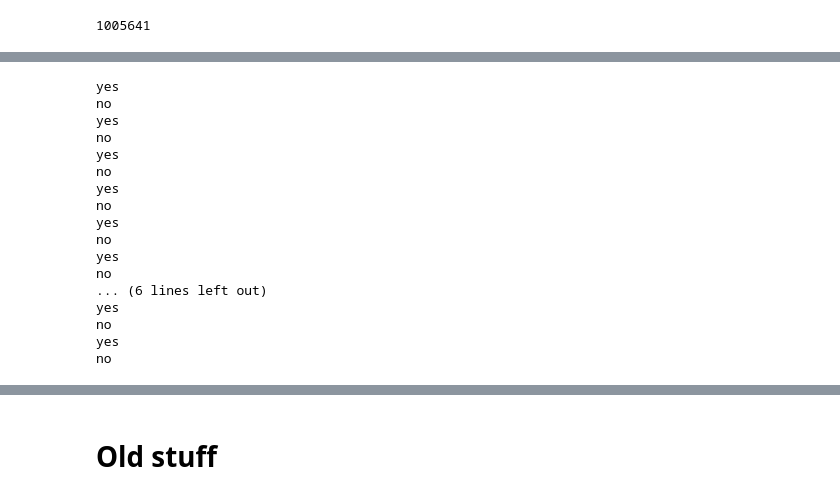
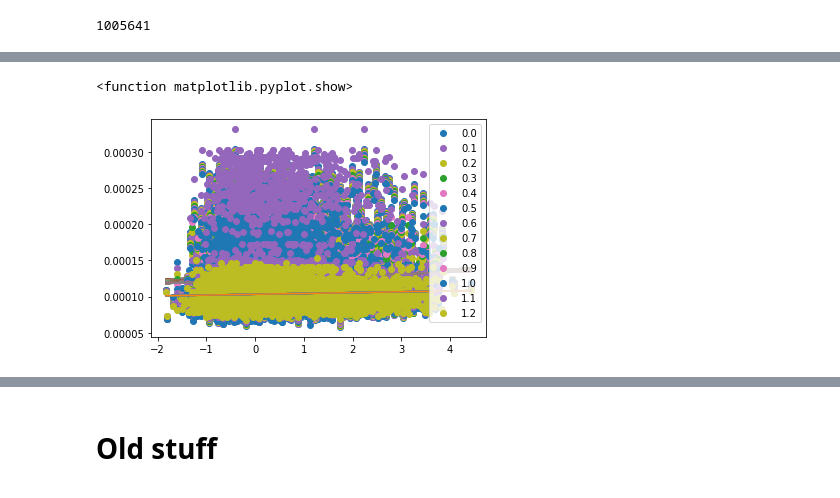
Before and after one commit to abhilasha-kumar/modeling-lexical-retrieval, a Jupyter notebook: LexicalRetrieval.ipynb, the cells around one changed output, grey strips where cells are left out. Cells and saved outputs as stored; diff of their text form; code cells hidden in the pictures.

Commit message:
linear regressions table/plot for RT vs. response likelihood

```diff
--- a/LexicalRetrieval.ipynb
+++ b/LexicalRetrieval.ipynb
@@ -1489,13 +1486,13 @@ grps = d.groupby(['theta', 'modelType'])
 # %%
 respLLdf = pd.read_csv("/content/drive/My Drive/LexicalRetrieval-2021/ResponseLogLikelihoods.csv")
 # %%
-#respLLdf.drop(columns='Unnamed: 0', inplace=True)
-#respLLdf.rename(columns = {'resp':'Resp', 'prime': 'ActualPrime'}, inplace=True)
-# rtdata['ActualPrime'] = np.where(rtdata['PrimeCondition'] == 'P', rtdata['Phonological'],
-#                                       np.where(rtdata['PrimeCondition'] == 'B', rtdata['Both'],
-#                                                np.where(rtdata['PrimeCondition'] == 'R', rtdata['Semantic'],rtdata['Neither'])))
-# rtdata['prompt'] = rtdata['prompt'].str.replace('\t',' ')
-# rtdata['prompt'] = rtdata['prompt'].str.strip()
+respLLdf.drop(columns='Unnamed: 0', inplace=True)
+respLLdf.rename(columns = {'resp':'Resp', 'prime': 'ActualPrime'}, inplace=True)
+rtdata['ActualPrime'] = np.where(rtdata['PrimeCondition'] == 'P', rtdata['Phonological'],
+                                      np.where(rtdata['PrimeCondition'] == 'B', rtdata['Both'],
+                                               np.where(rtdata['PrimeCondition'] == 'R', rtdata['Semantic'],rtdata['Neither'])))
+rtdata['prompt'] = rtdata['prompt'].str.replace('\t',' ')
+rtdata['prompt'] = rtdata['prompt'].str.strip()
 RTactmerge = rtdata.merge(respLLdf[['prompt', 'ActualPrime', 'Resp','theta', 'likelihood']], how='left', on=['prompt', 'ActualPrime', 'Resp'])
 # %%
 RTactmerge
@@ -1542,0 +1524,3 @@ grps.get_group((0.0, 'add'))
+# %%
+RTactmerge.drop_duplicates(inplace = True)
+len(RTactmerge)
@@ -1542,0 +1529,2 @@ grps.get_group((0.0, 'add'))
+# %%
+byT = RTactmerge[['theta', 'prompt', 'ActualPrime', 'Resp', 'Subject','zRT', 'likelihood']].groupby('theta')
@@ -1543,29 +1547,13 @@ grps.get_group((0.0, 'add'))
 # %%
 # TODO: lin. regressions for each theta, add and mult
 linregs = {}
-for name, group in grps:
-  linregs[name] = stats.linregress(group['RT'], group['FinalRespAct'])
+x = np.linspace(byT['zRT'].min(), byT['zRT'].max(), 100)
+for name, group in byT:
+  linregs[name] = stats.linregress(group['zRT'], group['likelihood'])
+  plt.plot(group['zRT'], group['likelihood'], marker="o", linestyle="", label=name)
+  plt.plot(x, linregs[name].intercept+ linregs[name].slope*x)
+plt.legend()
+plt.show
+# %% [output]
+<function matplotlib.pyplot.show>
+[figure, added]
-# %%
-for key in linregs:
-  if 'add' in key:
-    print('yes')
-  else:
-    print('no')
-# %% [output]
-yes
-no
-yes
-no
-yes
-no
-yes
-no
-yes
-no
-yes
-no
-... (6 lines left out)
-yes
-no
-yes
-no
```
Also changed, not shown: parts of 13 cells of this notebook.
